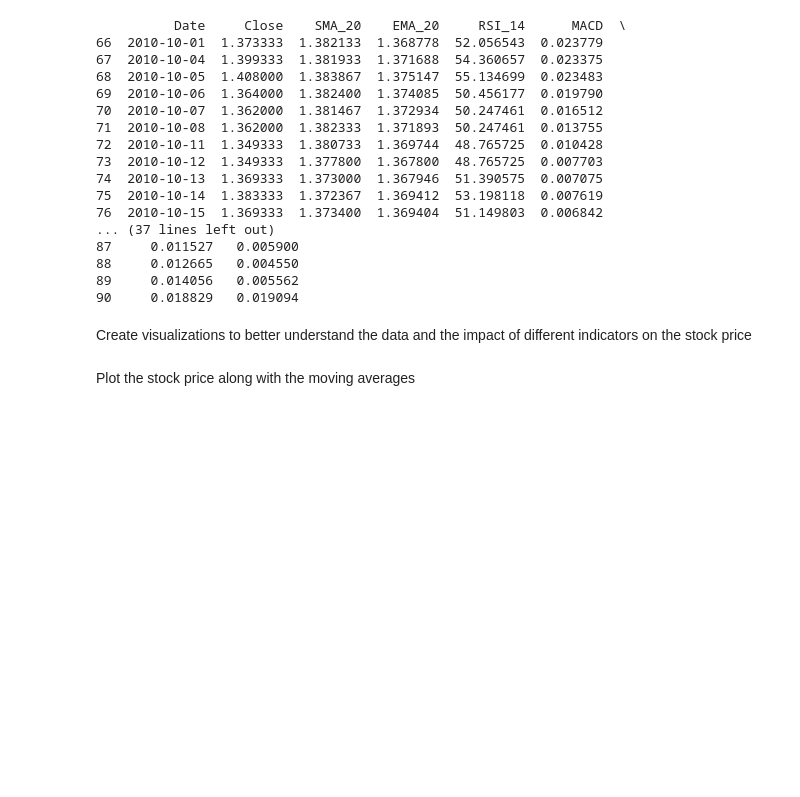
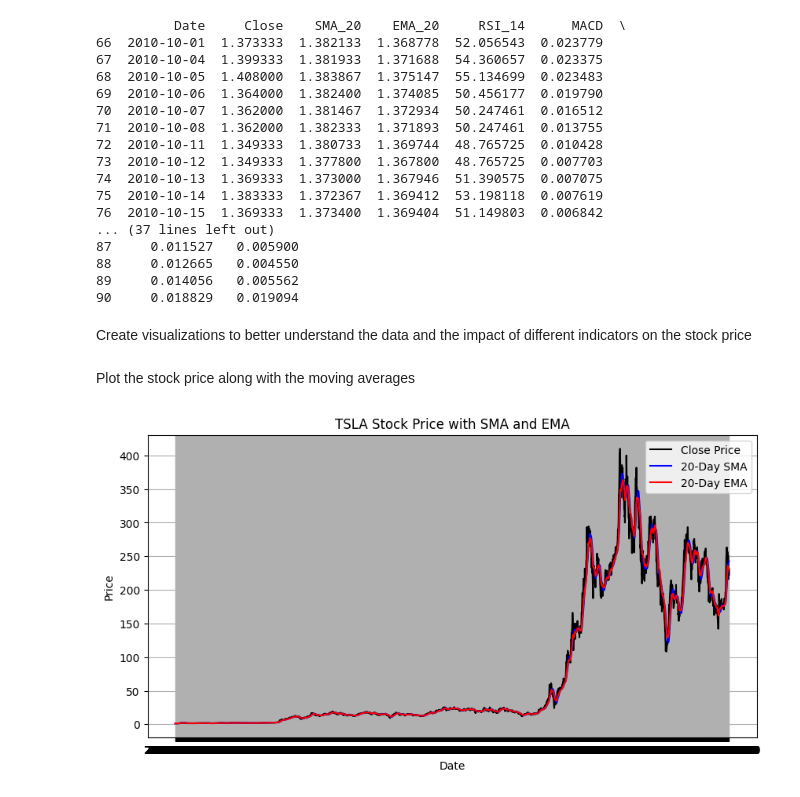
Before and after one commit to fro-su/Nova_Financial_Solutions, a Jupyter notebook: notebooks/stock_price_data.ipynb, the cells around one changed output. Cells and saved outputs as stored; diff of their text form; code cells hidden in the pictures; blank space fills up the shorter version.

Commit message:
visualization the data and the impact of different indicators on the stock price...moving averages SMA and EMA

```diff
--- a/notebooks/stock_price_data.ipynb
+++ b/notebooks/stock_price_data.ipynb
@@ -69,3 +69,18 @@ print(df[['Date', 'Close', 'SMA_20', 'EMA_20', 'RSI_14', 'MACD', 'MACD_signal',
 Create visualizations to better understand the data and the impact of different indicators on the stock price
 # %% [markdown]
 Plot the stock price along with the moving averages
+# %%
+import matplotlib.pyplot as plt
+
+plt.figure(figsize=(10, 5))
+plt.plot(df['Date'], df['Close'], label='Close Price', color='black')
+plt.plot(df['Date'], df['SMA_20'], label='20-Day SMA', color='blue')
+plt.plot(df['Date'], df['EMA_20'], label='20-Day EMA', color='red')
+plt.title('TSLA Stock Price with SMA and EMA')
+plt.xlabel('Date')
+plt.ylabel('Price')
+plt.legend()
+plt.grid(True)
+plt.show()
+# %% [output]
+[figure, added]
```
